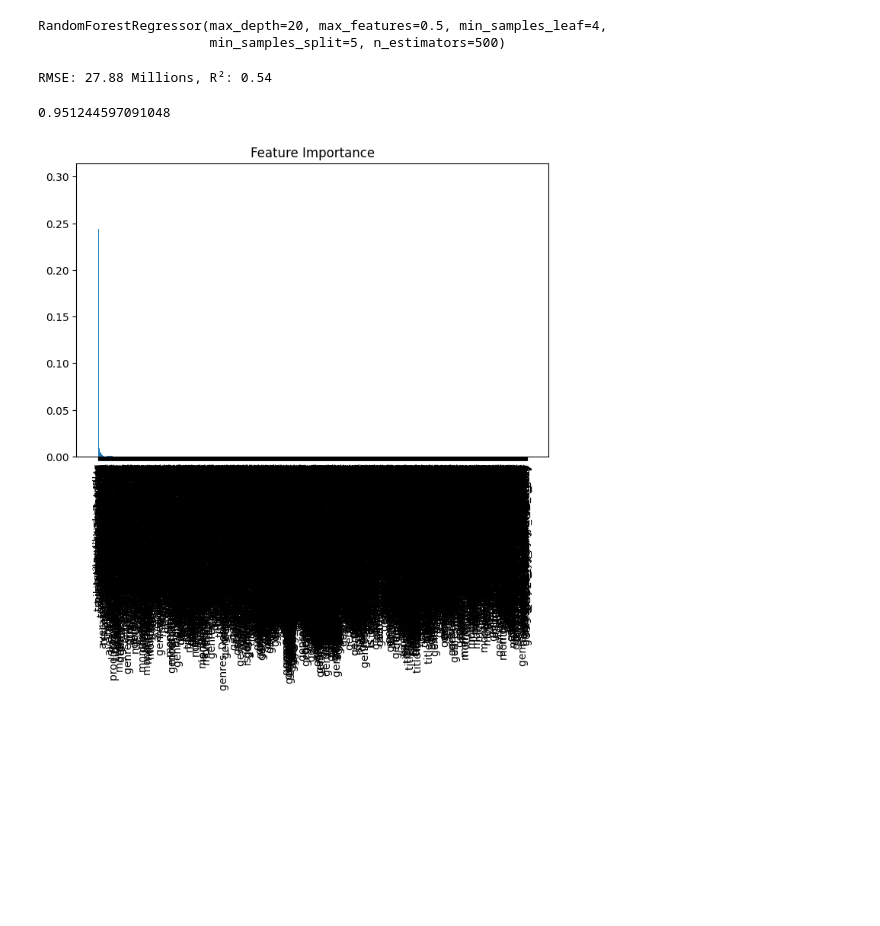
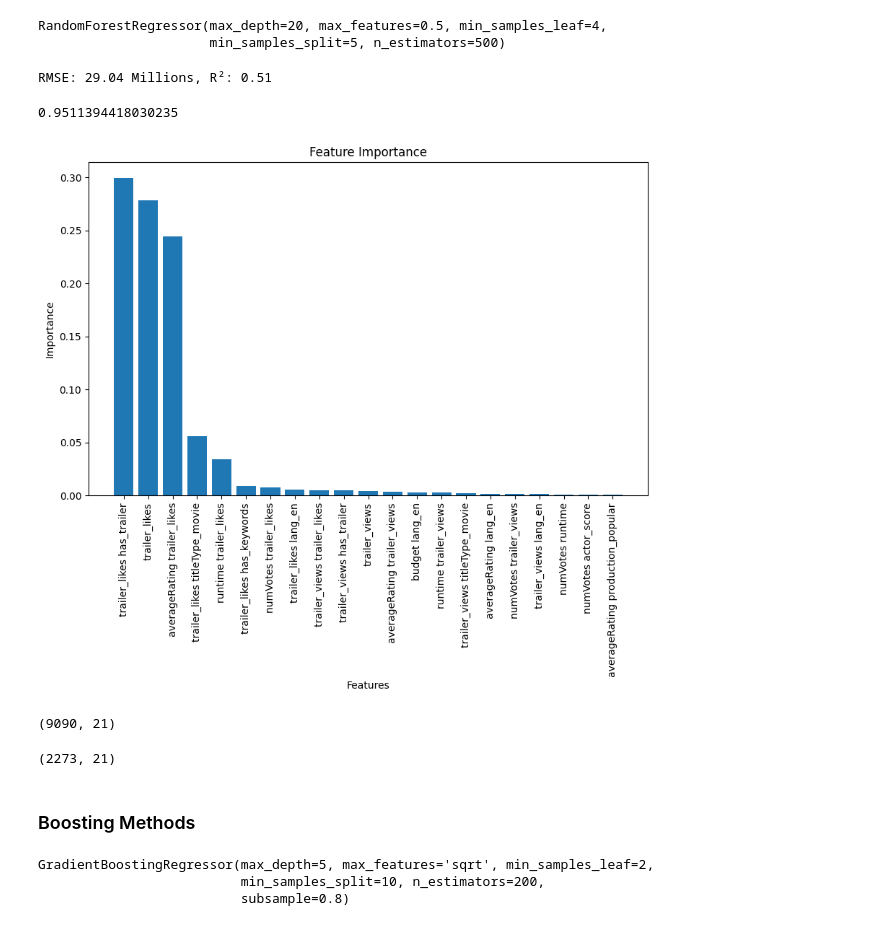
Before and after one commit to Eric7895/Movie_Revenue_Web_Application, a Jupyter notebook: ml_model.ipynb, the cells around one changed output. Drawn from its saved outputs; the diff is of its cells as text; code cells hidden in the pictures; blank space fills up the shorter version.

```diff
--- a/ml_model.ipynb
+++ b/ml_model.ipynb
@@ -116,35 +116,47 @@ param_dist = {
 rand_search = RandomizedSearchCV(RFR_tune, param_distributions=param_dist, n_iter=10, cv=5, random_state=42, n_jobs=-1)
 
 # Fit the random search object to the data.
-rand_search.fit(X_train, y_train.values.ravel())
+rand_search.fit(X_train_poly_scaled, y_train_log.values.ravel())
 rand_search.best_estimator_
 # %% [output]
 RandomForestRegressor(max_depth=20, max_features=0.5, min_samples_leaf=4,
                       min_samples_split=5, n_estimators=500)
 # %%
 RFR = RandomForestRegressor(max_depth=20, max_features=0.5, min_samples_leaf=4, min_samples_split=5, n_estimators=500, oob_score=True, random_state=42)
-RFR.fit(X_train_poly_scaled, y_train.values.ravel())
-y_pred = RFR.predict(X_test_poly_scaled)
-#y_pred = np.expm1(RFR.predict(X_test_poly_scaled))
+RFR.fit(X_train_poly_scaled, y_train_log.values.ravel())
+#y_pred = RFR.predict(X_test_poly_scaled)
+y_pred = np.expm1(RFR.predict(X_test_poly_scaled))
 RMSE = np.sqrt(mean_squared_error(y_test, y_pred))
 R2 = r2_score(y_test, y_pred)
 # Format RMSE (e.g., in millions)wwww
 print(f"RMSE: {round(RMSE / 1e6, 2)} Millions, R²: {round(R2, 2)}")
 # %% [output]
-RMSE: 27.88 Millions, R²: 0.54
+RMSE: 29.04 Millions, R²: 0.51
 # %%
 RFR.oob_score_
 # %% [output]
-0.951244597091048
+0.9511394418030235
 # %%
 importances = RFR.feature_importances_
-indices = np.argsort(importances)[::-1]
+
+feature_importances = pd.DataFrame(RFR.feature_importances_, index=feature_names, columns=["importance"]).sort_values("importance", ascending=False)
+
+# Select important features (importance >= 0.05)
+important_features = feature_importances[feature_importances["importance"] >= 0.001].index
 
 # Plot feature importance
-plt.figure(figsize=(8, 5))
+plt.figure(figsize=(10, 6))
 plt.title("Feature Importance")
-plt.bar(range(len(importances)), importances[indices], align="center")
-plt.xticks(range(len(importances)), np.array(feature_names)[indices], rotation=90)
+
+# Get corresponding importance values
+important_importance_values = feature_importances.loc[important_features, "importance"]
+
+# Plot
+plt.bar(range(len(important_features)), important_importance_values, align="center")
+plt.xticks(range(len(important_features)), important_features, rotation=90)
+
+plt.xlabel("Features")
+plt.ylabel("Importance")
 plt.show()
 # %% [output]
-[figure, old version]
+[figure, new version]
@@ -150,0 +173,31 @@ plt.show()
+# %%
+X_train_poly_scaled.shape
+# %% [output]
+(9090, 21)
+# %%
+X_test_poly_scaled.shape
+# %% [output]
+(2273, 21)
+# %% [markdown]
+### Boosting Methods
+# %%
+GDB_tune = GradientBoostingRegressor()
+param_grid = {
+    'n_estimators': [50, 100, 200],  # Number of boosting stages
+    'learning_rate': [0.01, 0.1, 0.2],  # Step size shrinkage
+    'max_depth': [3, 5, 7],  # Depth of each tree
+    'min_samples_split': [2, 5, 10],  # Minimum samples to split an internal node
+    'min_samples_leaf': [1, 2, 4],  # Minimum samples at a leaf node
+    'subsample': [0.8, 1.0],  # Fraction of samples used for training each tree
+    'max_features': ['sqrt', 'log2', None]  # Number of features per tree
+}
+
+rand_search = RandomizedSearchCV(GDB_tune, param_distributions=param_grid, cv=5, n_jobs=1)
+
+# Fit the random search object to the data.
+rand_search.fit(X_train_poly_scaled, y_train_log.values.ravel())
+rand_search.best_estimator_
+# %% [output]
+GradientBoostingRegressor(max_depth=5, max_features='sqrt', min_samples_leaf=2,
+                          min_samples_split=10, n_estimators=200,
+                          subsample=0.8)
```
Also changed, not shown: parts of 3 cells of this notebook.
